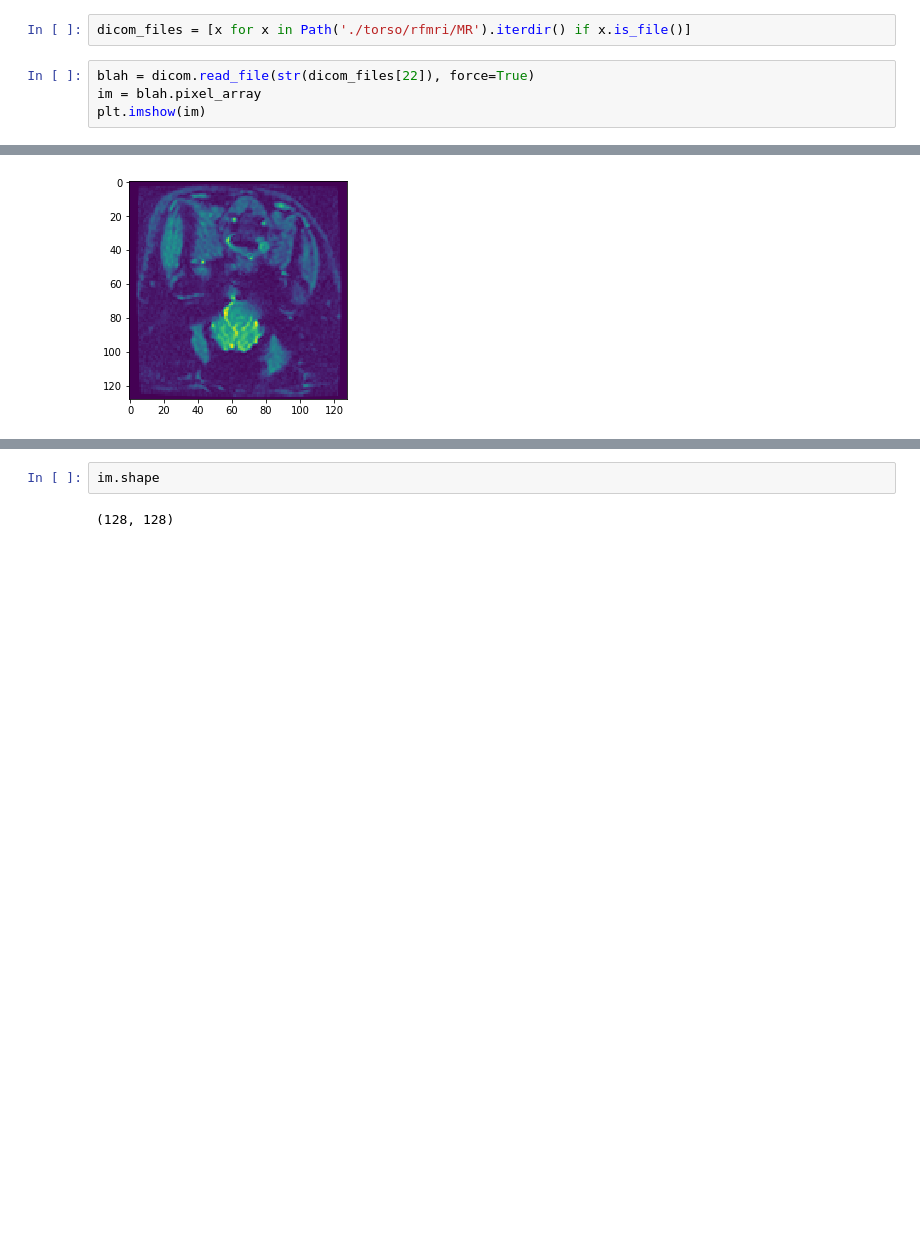
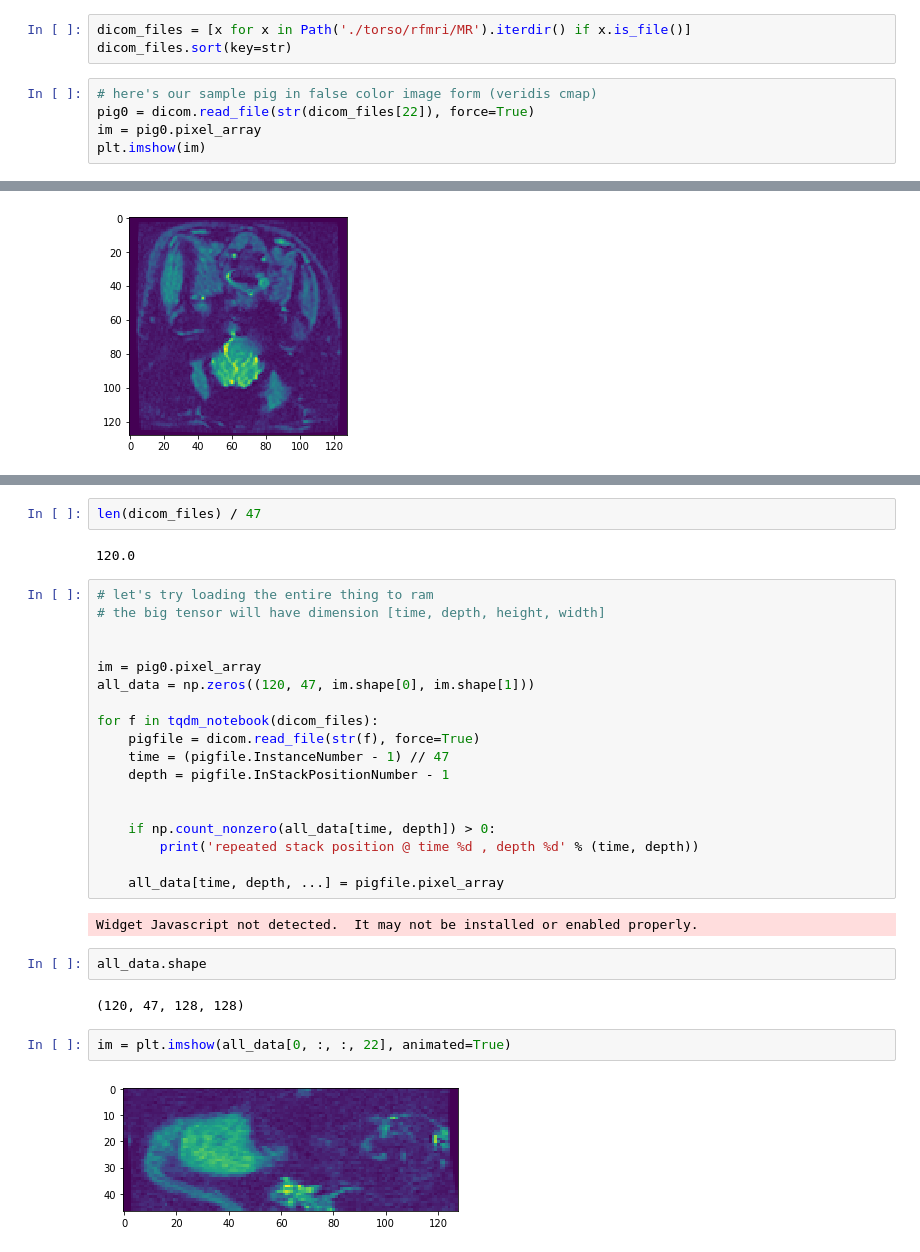
Before and after one commit to ays0110/bean, a Jupyter notebook: piggo.ipynb, the cells around one changed output, grey strips where cells are left out. Saved outputs shown, nothing was run; the diff lists cells and outputs as text; blank space fills up the shorter version.

```diff
--- a/piggo.ipynb
+++ b/piggo.ipynb
@@ -8,8 +14,10 @@ from pathlib import Path
 # %%
 dicom_files = [x for x in Path('./torso/rfmri/MR').iterdir() if x.is_file()]
+dicom_files.sort(key=str)
 # %%
-blah = dicom.read_file(str(dicom_files[22]), force=True)
-im = blah.pixel_array
+# here's our sample pig in false color image form (veridis cmap)
+pig0 = dicom.read_file(str(dicom_files[22]), force=True)
+im = pig0.pixel_array
 plt.imshow(im)
 # %% [output]
 <matplotlib.image.AxesImage at 0x...>
@@ -17,4 +45,32 @@ plt.imshow(im)
+# %%
+len(dicom_files) / 47
+# %% [output]
+120.0
+# %%
+# let's try loading the entire thing to ram
+# the big tensor will have dimension [time, depth, height, width]
+
+
+im = pig0.pixel_array
+all_data = np.zeros((120, 47, im.shape[0], im.shape[1]))
+
+for f in tqdm_notebook(dicom_files):
+    pigfile = dicom.read_file(str(f), force=True)
+    time = (pigfile.InstanceNumber - 1) // 47
+    depth = pigfile.InStackPositionNumber - 1
+
+
+    if np.count_nonzero(all_data[time, depth]) > 0:
+        print('repeated stack position @ time %d , depth %d' % (time, depth))
+
+    all_data[time, depth, ...] = pigfile.pixel_array
+# %% [output]
+Widget Javascript not detected.  It may not be installed or enabled properly.
 # %%
-im.shape
+all_data.shape
 # %% [output]
-(128, 128)
+(120, 47, 128, 128)
+# %%
+im = plt.imshow(all_data[0, :, :, 22], animated=True)
+# %% [output]
+[figure, added]
```
Also changed, not shown: parts of 4 cells of this notebook.
